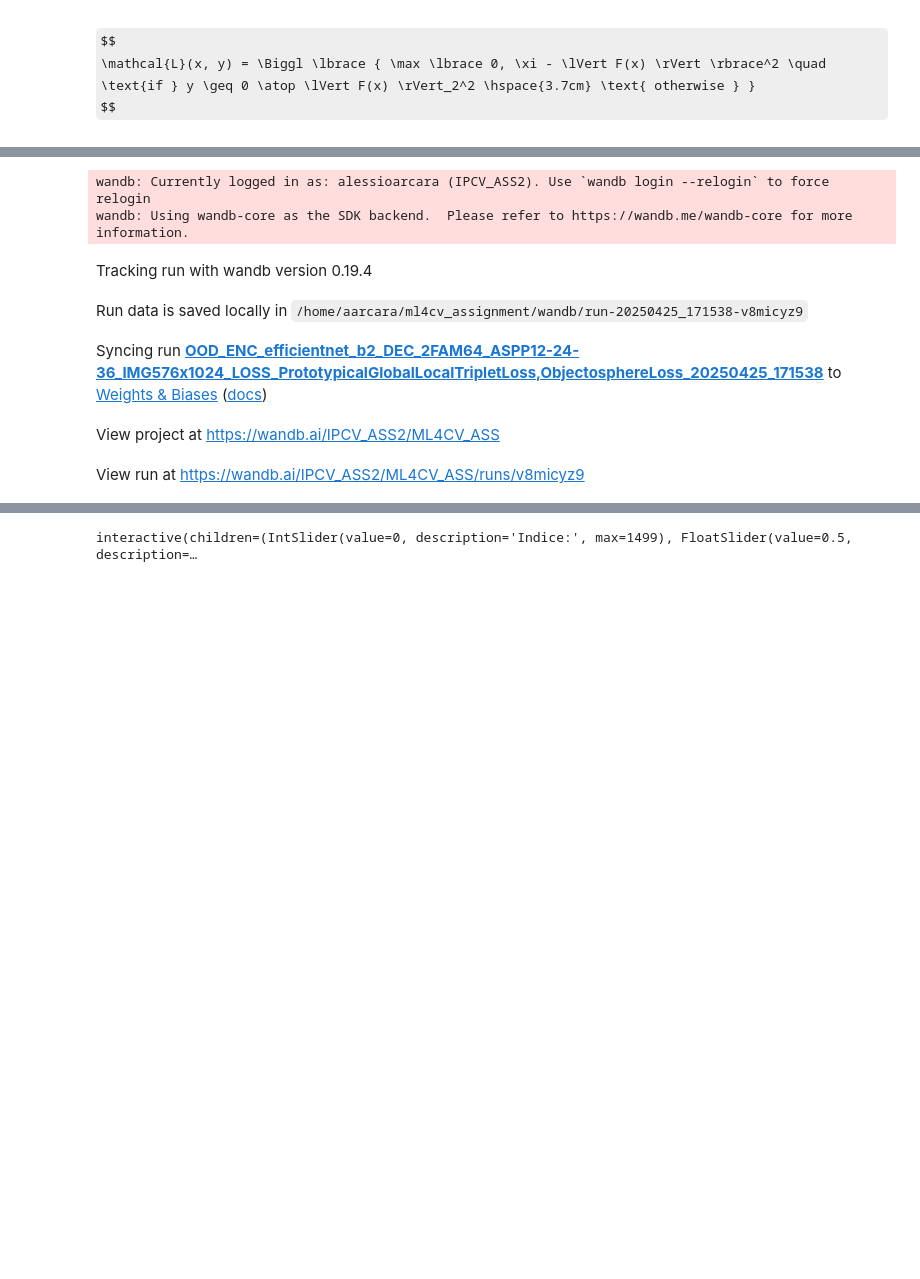
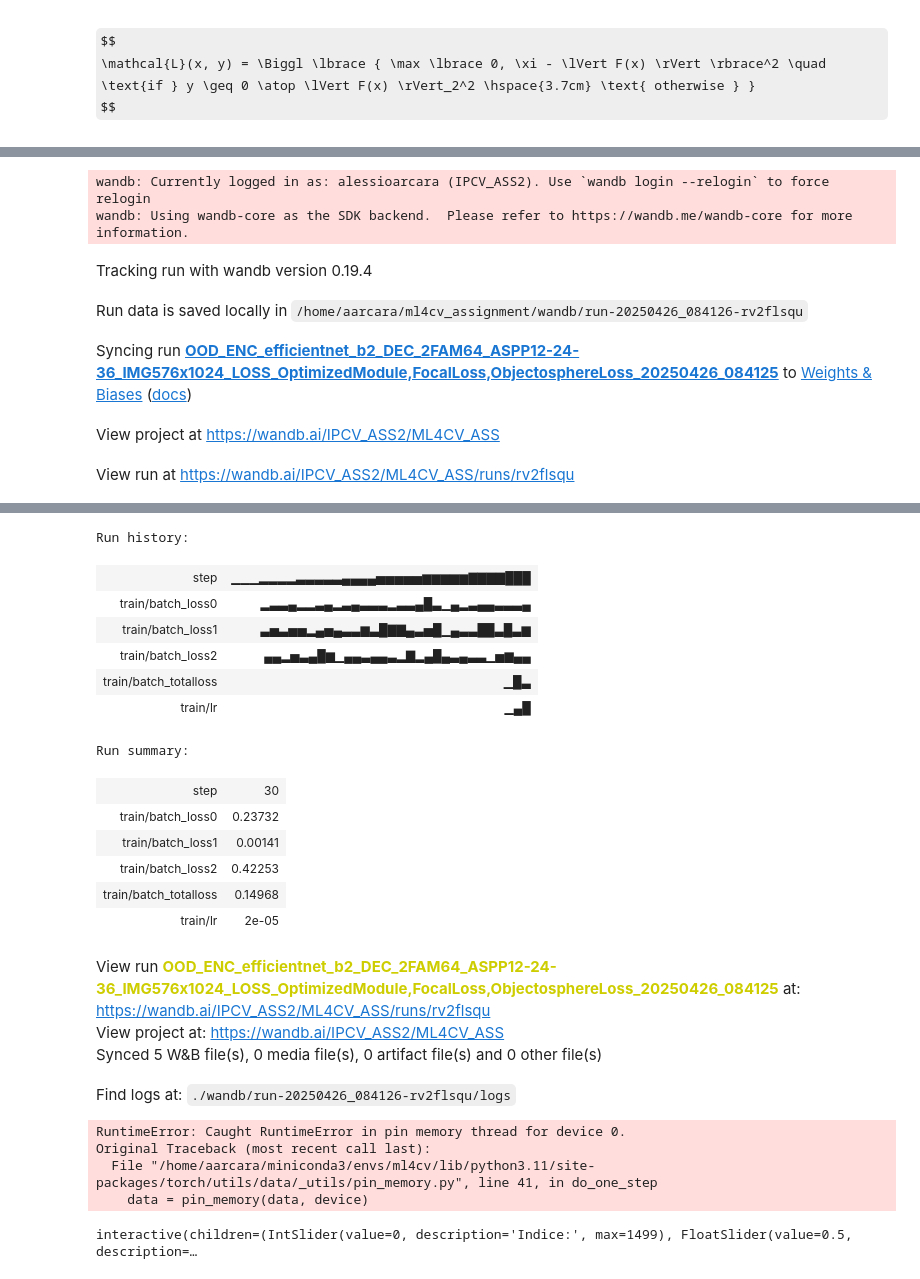
Before and after one commit to alessioarcara/ml4cv_assignment, a Jupyter notebook: main.ipynb, the cells around one changed output, grey strips where cells are left out. Saved outputs shown, nothing was run; the diff lists cells and outputs as text; code cells hidden in the pictures; some formulas as TeX source; blank space fills up the shorter version.

Commit message:
Refactored code and added WandbMonitor class

```diff
--- a/main.ipynb
+++ b/main.ipynb
@@ -164,12 +146,19 @@ criterions = [
         1.0,
         PrototypicalGlobalLocalTripletLoss(
             num_classes=num_classes,
-            margin_global=1.5,
-            margin_local=0.5,
-            magnitude=config["training"]["anchors_magnitude"],
+            margin_global=config["losses"]["prototypical_triplet"]["global"],
+            margin_local=config["losses"]["prototypical_triplet"]["local"],
+            magnitude=config["losses"]["prototypical_triplet"]["anchors_magnitude"],
         ),
     ),
-    (1.0, FocalLoss(alpha=1, gamma=2, reduction="mean")),
+    (
+        1.0,
+        FocalLoss(
+            alpha=config["losses"]["focal"]["alpha"],
+            gamma=config["losses"]["focal"]["gamma"],
+            reduction="mean",
+        ),
+    ),
 ]
 
 trainer = Trainer(
@@ -230,7 +219,7 @@ train_loader_w_anomalies = MultiEpochsDataLoader(
 )
 
 val_loader_w_anomalies = MultiEpochsDataLoader(
-    val_data,
+    val_data_w_anomalies,
     batch_size=config["training"]["batch_size"],
     shuffle=False,
     num_workers=NUM_WORKERS,
@@ -268,12 +240,20 @@ criterions = [
         0.45,
         PrototypicalGlobalLocalTripletLoss(
             num_classes=num_classes,
-            margin_global=1.5,
-            margin_local=0.5,
-            magnitude=config["training"]["anchors_magnitude"],
+            margin_global=config["losses"]["prototypical_triplet"]["global"],
+            margin_local=config["losses"]["prototypical_triplet"]["local"],
+            magnitude=config["losses"]["prototypical_triplet"]["anchors_magnitude"],
         ),
     ),
-    (0.45, FocalLoss(alpha=1, gamma=2, reduction="mean", ignore_index=13)),
+    (
+        0.45,
+        FocalLoss(
+            alpha=config["losses"]["focal"]["alpha"],
+            gamma=config["losses"]["focal"]["gamma"],
+            reduction="mean",
+            ignore_index=13,
+        ),
+    ),
     (0.10, ObjectosphereLoss(xi=5.0, unknown_label=13)),
 ]
 
@@ -296,7 +276,7 @@ if do_train:
 else:
     model.load_state_dict(
         torch.load(
-            "saved/models/ENC_efficientnet_b2_DEC_2FAM64_ASPP12-24-36_IMG1024x576_LOSS_PrototypicalGlobalLocalTripletLoss,FocalLoss_20250424_055239_epoch50_miou0.7133.pt",
+            "saved/models/OOD_ENC_efficientnet_b2_DEC_2FAM64_ASPP12-24-36_IMG576x1024_LOSS_PrototypicalGlobalLocalTripletLoss,FocalLoss,ObjectosphereLoss_20250425_175255_epoch10_miou0.6953.pt",
             weights_only=True,
         )
     )
@@ -304,7 +284,7 @@ else:
 wandb: Currently logged in as: alessioarcara (IPCV_ASS2). Use `wandb login --relogin` to force relogin
 wandb: Using wandb-core as the SDK backend.  Please refer to https://wandb.me/wandb-core for more information.
 Tracking run with wandb version 0.19.4
-Run data is saved locally in /home/aarcara/ml4cv_assignment/wandb/run-20250425_171538-v8micyz9
+Run data is saved locally in /home/aarcara/ml4cv_assignment/wandb/run-20250426_084126-rv2flsqu
-Syncing run OOD_ENC_efficientnet_b2_DEC_2FAM64_ASPP12-24-36_IMG576x1024_LOSS_PrototypicalGlobalLocalTripletLoss,ObjectosphereLoss_20250425_171538 to Weights & Biases (docs)
+Syncing run OOD_ENC_efficientnet_b2_DEC_2FAM64_ASPP12-24-36_IMG576x1024_LOSS_OptimizedModule,FocalLoss,ObjectosphereLoss_20250426_084125 to Weights & Biases (docs)
 View project at https://wandb.ai/IPCV_ASS2/ML4CV_ASS
-View run at https://wandb.ai/IPCV_ASS2/ML4CV_ASS/runs/v8micyz9
+View run at https://wandb.ai/IPCV_ASS2/ML4CV_ASS/runs/rv2flsqu
@@ -311,3 +292,25 @@ View run at https://wandb.ai/IPCV_ASS2/ML4CV_ASS/runs/v8micyz9
+Run history:
+| step | ▁▁▁▂▂▂▂▃▃▃▃▃▄▄▄▄▅▅▅▅▅▆▆▆▆▆▇▇▇▇███ |
+| train/batch_loss0 | ▂▃▃▄▂▂▃▄▂▃▄▃▃▃▂▃▃▄█▃▁▄▂▃▄▄▃▃▃▄ |
+| train/batch_loss1 | ▃▅▃▅▅▂▄▅▄▃▃▆▃█▇▇▄▃▅█▁▄▃▃██▃█▃▆ |
+| train/batch_loss2 | ▄▄▂▅▃▄█▆▁▄▄▃▄▄▃▂▇▂▄█▄▃▄▃▃▁▅▆▄▄ |
+| train/batch_totalloss | ▁█▃ |
+| train/lr | ▁▄█ |
+Run summary:
+| step | 30 |
+| train/batch_loss0 | 0.23732 |
+| train/batch_loss1 | 0.00141 |
+| train/batch_loss2 | 0.42253 |
+| train/batch_totalloss | 0.14968 |
+| train/lr | 2e-05 |
+View run OOD_ENC_efficientnet_b2_DEC_2FAM64_ASPP12-24-36_IMG576x1024_LOSS_OptimizedModule,FocalLoss,ObjectosphereLoss_20250426_084125 at: https://wandb.ai/IPCV_ASS2/ML4CV_ASS/runs/rv2flsqu
+View project at: https://wandb.ai/IPCV_ASS2/ML4CV_ASS
+Synced 5 W&B file(s), 0 media file(s), 0 artifact file(s) and 0 other file(s)
+Find logs at: ./wandb/run-20250426_084126-rv2flsqu/logs
+RuntimeError: Caught RuntimeError in pin memory thread for device 0.
+Original Traceback (most recent call last):
+  File "/home/aarcara/miniconda3/envs/ml4cv/lib/python3.11/site-packages/torch/utils/data/_utils/pin_memory.py", line 41, in do_one_step
+    data = pin_memory(data, device)
 # %%
 TEST_ROOT = Path.home() / config["paths"]["test_path"]
 
```
Also changed, not shown: parts of 7 cells of this notebook, 9 other files.
